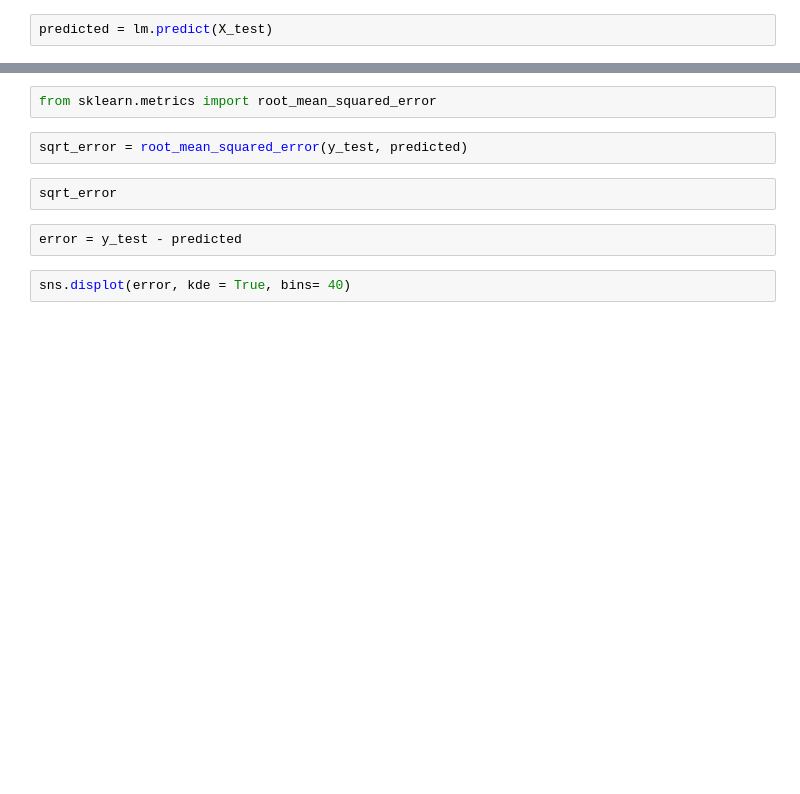
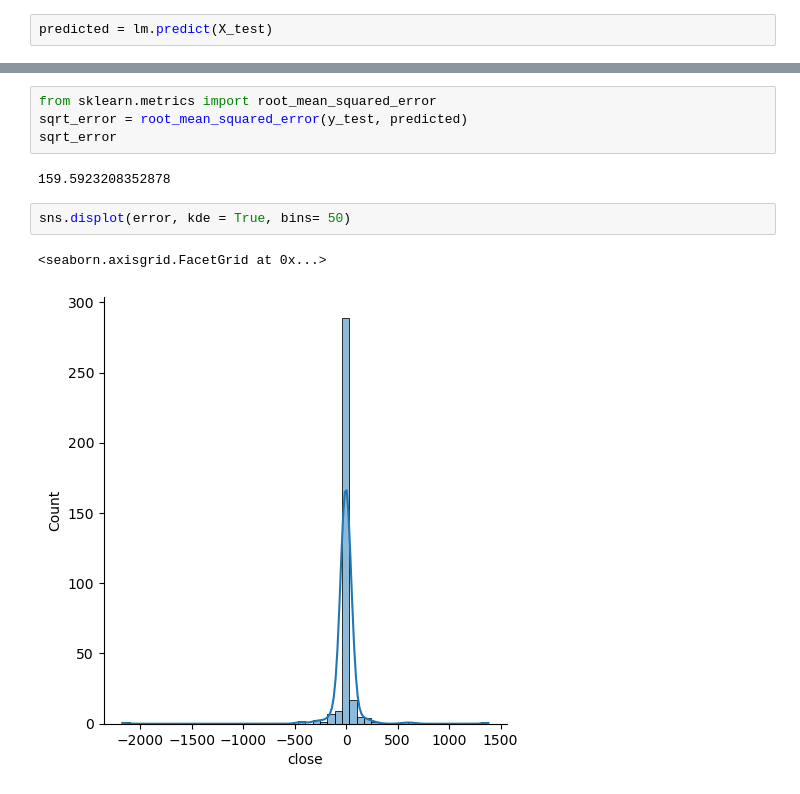
Before and after one commit to ryyeh/dsi-team4-project, a Jupyter notebook: code/Project1.ipynb, the cells around one changed output, grey strips where cells are left out. Drawn from its saved outputs; the diff is of its cells as text; blank space fills up the shorter version.

```diff
--- a/code/Project1.ipynb
+++ b/code/Project1.ipynb
@@ -42,10 +124,11 @@ lm.coef_
 # %%
 from sklearn.metrics import root_mean_squared_error
+sqrt_error = root_mean_squared_error(y_test, predicted)
+sqrt_error
+# %% [output]
+159.5923208352878
-# %%
-sqrt_error = root_mean_squared_error(y_test, predicted)
-# %%
-sqrt_error
-# %%
-error = y_test - predicted
 # %%
-sns.displot(error, kde = True, bins= 40)
+sns.displot(error, kde = True, bins= 50)
+# %% [output]
+<seaborn.axisgrid.FacetGrid at 0x...>
+[figure, added]
```
Also changed, not shown: parts of 14 cells of this notebook.
